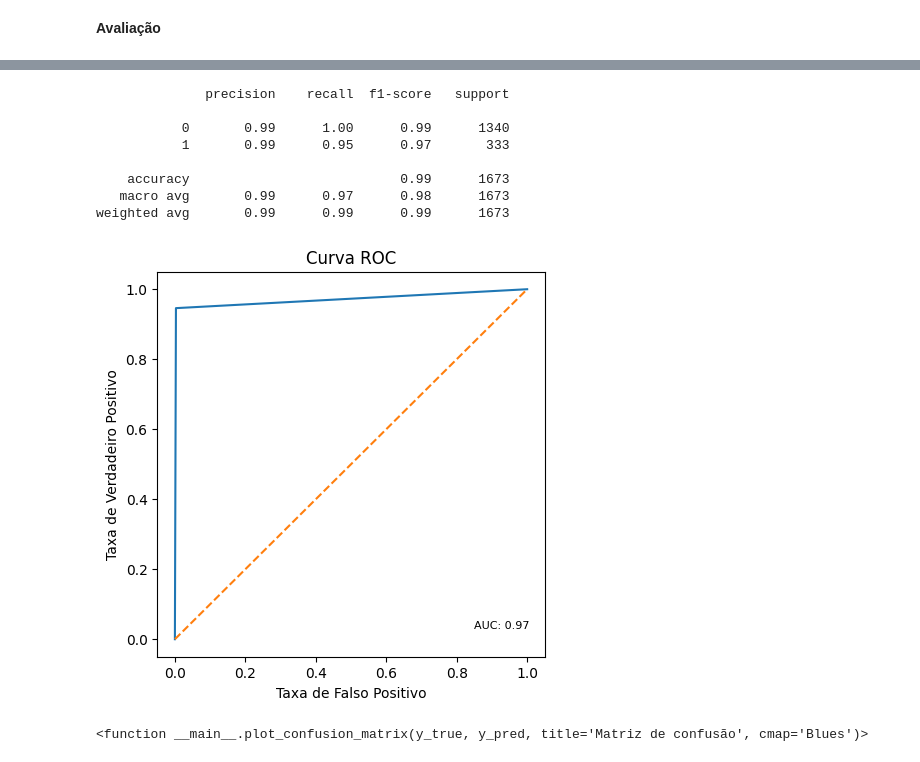
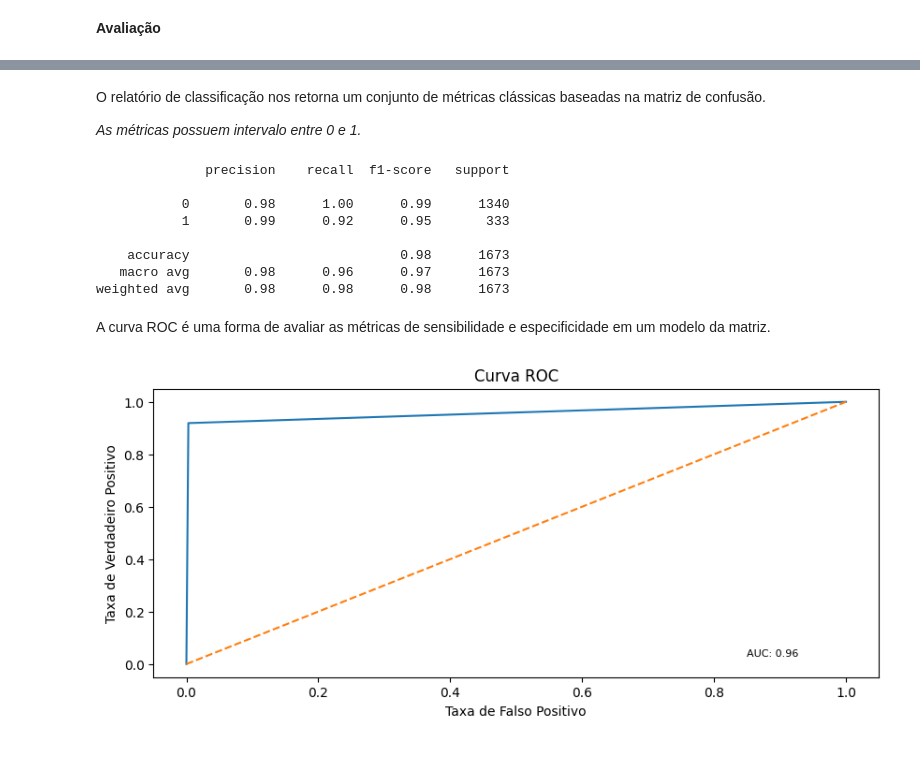
Before and after one commit to gabrielfmcoelho/IRA-HU-UFPI, a Jupyter notebook: notebooks/ira_analysis.ipynb, the cells around one changed output, grey strips where cells are left out. Cells and saved outputs as stored; diff of their text form; code cells hidden in the pictures.

Commit message:
model update

```diff
--- a/notebooks/ira_analysis.ipynb
+++ b/notebooks/ira_analysis.ipynb
@@ -2305,8 +2325,8 @@ etr_model = ExtraTreesRegressor() # Instancia o modelo
 **Otimização de hiperparametros**
 # %%
 param_grid = { # Dicionário de hiperparâmetros a serem testados para o modelo
-    'n_estimators': [10, 15, 20, 35, 50, 65, 70, 80], # Número de árvores na floresta
-    'max_depth': [2, 10, 15, 20, 25, 30, 35, 40], # Profundidade máxima da árvore
+    'n_estimators': [10, 13, 15, 17, 20, 35, 50, 65, 70, 80], # Número de árvores na floresta
+    'max_depth': [2, 10, 15, 20, 25, 30, 35, 40, 45, 50], # Profundidade máxima da árvore
     'min_samples_split': [2, 3, 4, 5, 6, 10], # Número mínimo de amostras necessárias para dividir um nó interno
     'min_samples_leaf': [1, 2, 4], # Número mínimo de amostras necessárias para ser uma folha
     'bootstrap': [True, False] # Método de amostragem de bootstrap
@@ -2466,19 +2504,21 @@ df_reg_pred
+# %% [markdown]
+O relatório de classificação nos retorna um conjunto de métricas clássicas baseadas na matriz de confusão.
+
+_As métricas possuem intervalo entre 0 e 1._
 # %%
 print(classification_report(df_reg_pred['apresentara_ira'], df_reg_pred['predito_ira']))
 # %% [output]
               precision    recall  f1-score   support
 
-           0       0.99      1.00      0.99      1340
-           1       0.99      0.95      0.97       333
+           0       0.98      1.00      0.99      1340
+           1       0.99      0.92      0.95       333
 
-    accuracy                           0.99      1673
-   macro avg       0.99      0.97      0.98      1673
-weighted avg       0.99      0.99      0.99      1673
+    accuracy                           0.98      1673
+   macro avg       0.98      0.96      0.97      1673
+weighted avg       0.98      0.98      0.98      1673
+# %% [markdown]
+A curva ROC é uma forma de avaliar as métricas de sensibilidade e especificidade em um modelo da matriz.
 # %%
-roc_curve_plot(df_reg_pred['apresentara_ira'], df_reg_pred['proxima_variacao'])
+roc_curve_plot(df_reg_pred['apresentara_ira'], df_reg_pred['predito_ira'])
 # %% [output]
-[figure, old version]
+[figure, new version]
-# %%
-plot_confusion_matrix(df_reg_pred['apresentara_ira'], df_reg_pred['predito_ira'])
-# %% [output]
-<function __main__.plot_confusion_matrix(y_true, y_pred, title='Matriz de confusão', cmap='Blues')>
```
Also changed, not shown: parts of 69 cells of this notebook, 7 other files.
